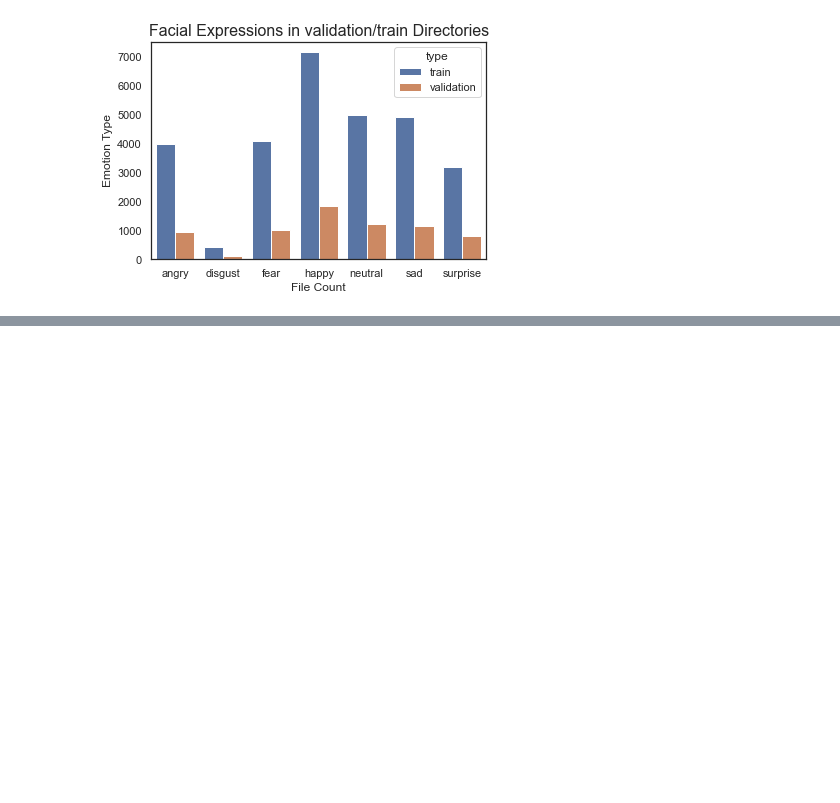
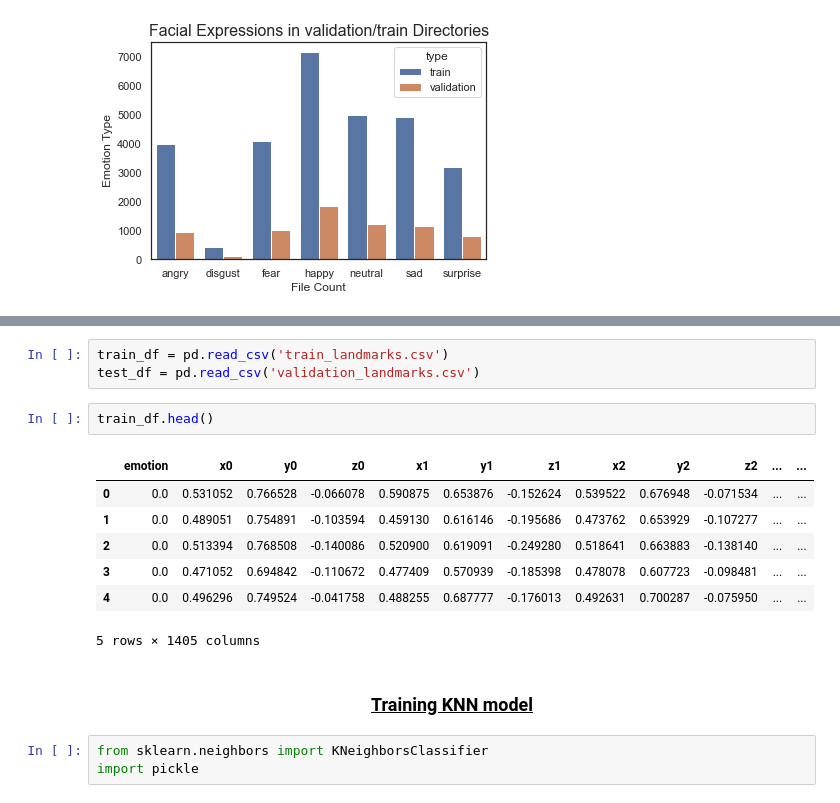
Before and after one commit to Denloob/animi-motus-ai, a Jupyter notebook: animi_motus.ipynb, the cells around one changed output, grey strips where cells are left out. Cells and saved outputs as stored; diff of their text form; blank space fills up the shorter version.

```diff
--- a/animi_motus.ipynb
+++ b/animi_motus.ipynb
@@ -117,0 +263,18 @@ plt.show()
+# %%
+train_df = pd.read_csv('train_landmarks.csv')
+test_df = pd.read_csv('validation_landmarks.csv')
+# %%
+train_df.head()
+# %% [output]
+|  | emotion | x0 | y0 | z0 | x1 | y1 | z1 | x2 | y2 | z2 | ... | ... |
+| 0 | 0.0 | 0.531052 | 0.766528 | -0.066078 | 0.590875 | 0.653876 | -0.152624 | 0.539522 | 0.676948 | -0.071534 | ... | ... |
+| 1 | 0.0 | 0.489051 | 0.754891 | -0.103594 | 0.459130 | 0.616146 | -0.195686 | 0.473762 | 0.653929 | -0.107277 | ... | ... |
+| 2 | 0.0 | 0.513394 | 0.768508 | -0.140086 | 0.520900 | 0.619091 | -0.249280 | 0.518641 | 0.663883 | -0.138140 | ... | ... |
+| 3 | 0.0 | 0.471052 | 0.694842 | -0.110672 | 0.477409 | 0.570939 | -0.185398 | 0.478078 | 0.607723 | -0.098481 | ... | ... |
+| 4 | 0.0 | 0.496296 | 0.749524 | -0.041758 | 0.488255 | 0.687777 | -0.176013 | 0.492631 | 0.700287 | -0.075950 | ... | ... |
+5 rows × 1405 columns
+# %% [markdown]
+<h3 align="center"><u>Training KNN model</u></h3>
+# %%
+from sklearn.neighbors import KNeighborsClassifier
+import pickle
```
Also changed, not shown: parts of 17 cells of this notebook.
